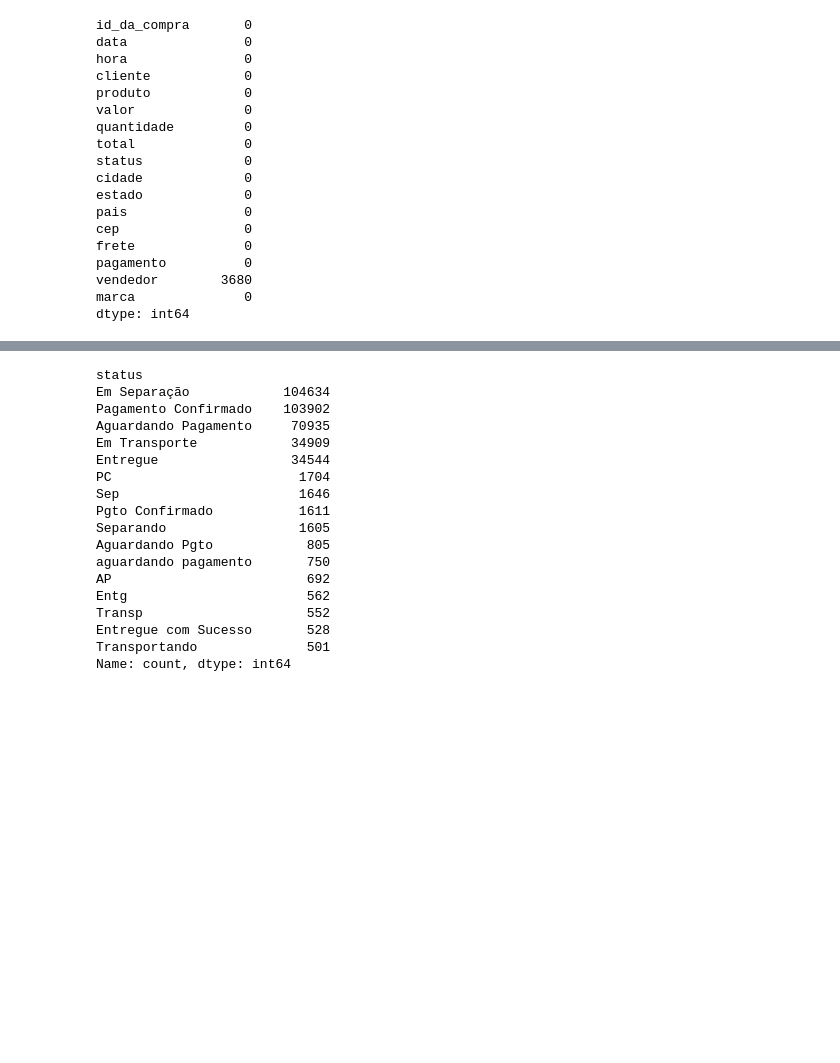
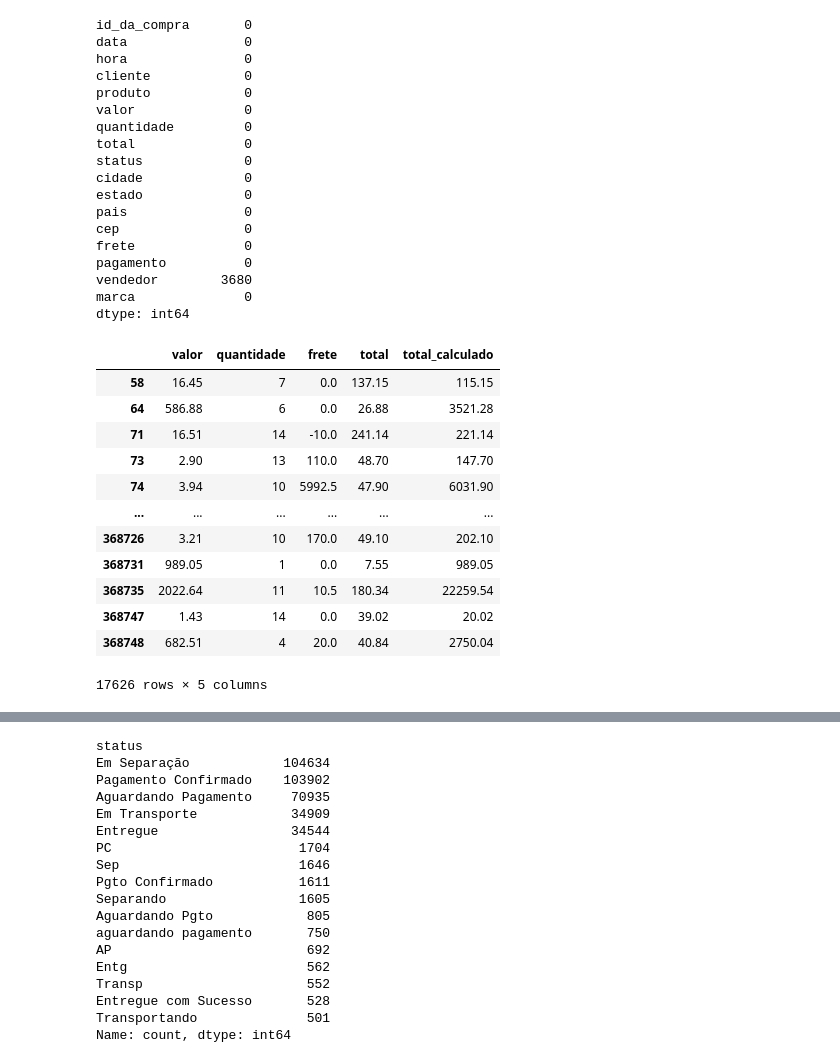
Before and after one commit to otaviotiltado45/Limpeza-de-dados-, a Jupyter notebook: Limpeza.ipynb, the cells around one changed output, grey strips where cells are left out. Drawn from its saved outputs; the diff is of its cells as text; code cells hidden in the pictures; blank space fills up the shorter version.

```diff
--- a/Limpeza.ipynb
+++ b/Limpeza.ipynb
@@ -83,12 +86,8 @@ print(erros_valor[['valor']].head(10))
 31176  R$ 8,948,948,948,948,948,948,948,948,948,948,9...
 33643  R$ 2,212,212,212,212,212,212,212,212,212,212,2...
 # %%
-
+# corige os erros dos valores
 df = df[df['valor'].str.replace('R$', '', regex=False).str.replace(',', '.').str.strip().str.match(r'^\d+(\.\d+)?$')]
 
 df['valor'] = df['valor'].str.replace('R$', '', regex=False).str.replace(',', '.').astype(float)
-
-
-faltando_total = df['total'].isna()
-df.loc[faltando_total, 'total'] = df.loc[faltando_total, 'valor'] * df.loc[faltando_total, 'quantidade'] + df.loc[faltando_total, 'frete']
 # %%
@@ -149 +152,27 @@ dtype: int64
 df = df.dropna()
+# %%
+# Verificando se todos os valores em 'total' estão corretos de acordo com a fórmula
+
+# Primeiro, calculamos o total esperado para cada linha
+df['total_calculado'] = df['valor'] * df['quantidade'] + df['frete']
+
+# Agora comparamos o valor existente com o valor calculado
+# Usamos np.isclose para evitar problemas com pequenas diferenças de ponto flutuante
+df_totais_errados = df[~np.isclose(df['total'], df['total_calculado'])]
+
+# Exibindo os registros que estão incorretos
+df_totais_errados[['valor', 'quantidade', 'frete', 'total', 'total_calculado']]
+# %% [output]
+|  | valor | quantidade | frete | total | total_calculado |
+| 58 | 16.45 | 7 | 0.0 | 137.15 | 115.15 |
+| 64 | 586.88 | 6 | 0.0 | 26.88 | 3521.28 |
+| 71 | 16.51 | 14 | -10.0 | 241.14 | 221.14 |
+| 73 | 2.90 | 13 | 110.0 | 48.70 | 147.70 |
+| 74 | 3.94 | 10 | 5992.5 | 47.90 | 6031.90 |
+| ... | ... | ... | ... | ... | ... |
+| 368726 | 3.21 | 10 | 170.0 | 49.10 | 202.10 |
+| 368731 | 989.05 | 1 | 0.0 | 7.55 | 989.05 |
+| 368735 | 2022.64 | 11 | 10.5 | 180.34 | 22259.54 |
+| 368747 | 1.43 | 14 | 0.0 | 39.02 | 20.02 |
+| 368748 | 682.51 | 4 | 20.0 | 40.84 | 2750.04 |
+17626 rows × 5 columns
```
Also changed, not shown: parts of 19 cells of this notebook.
